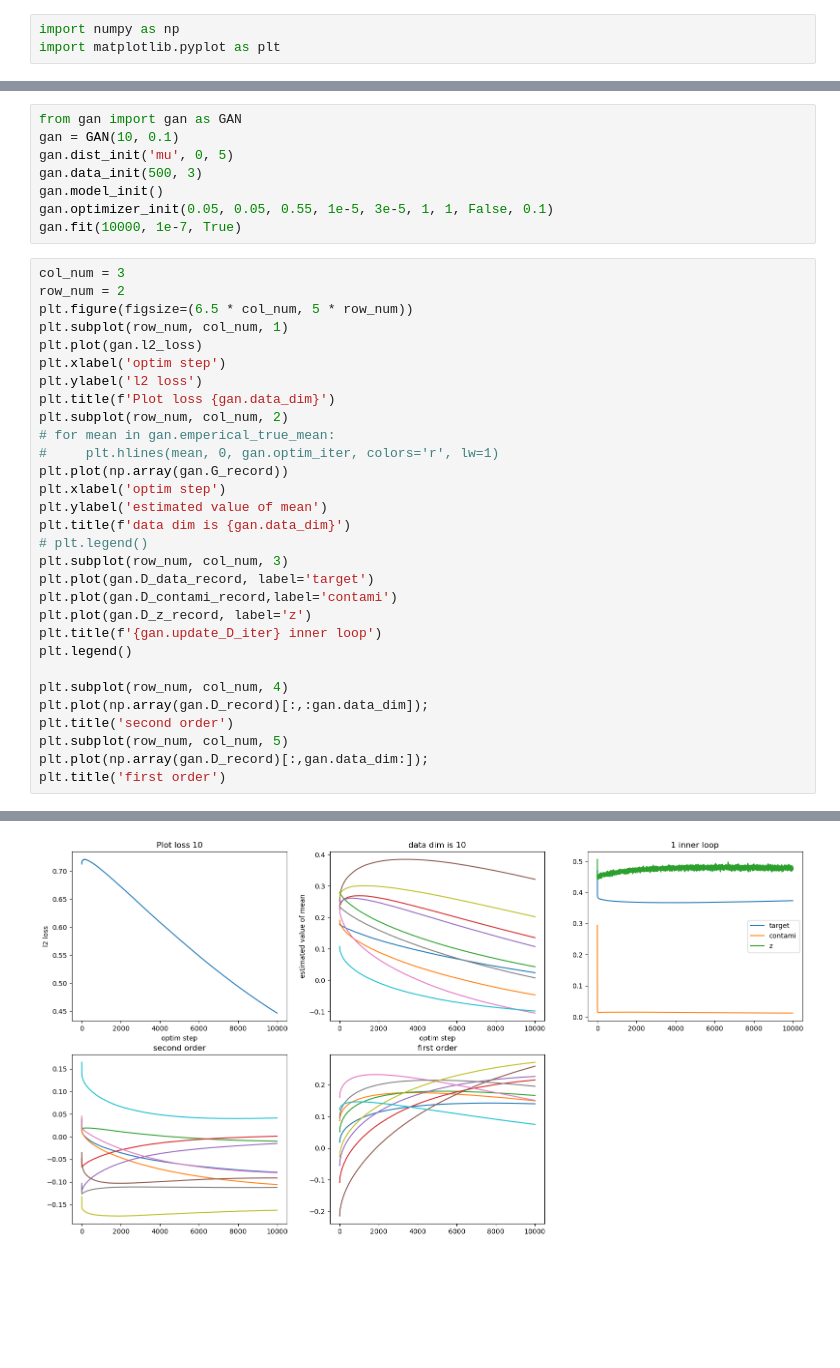
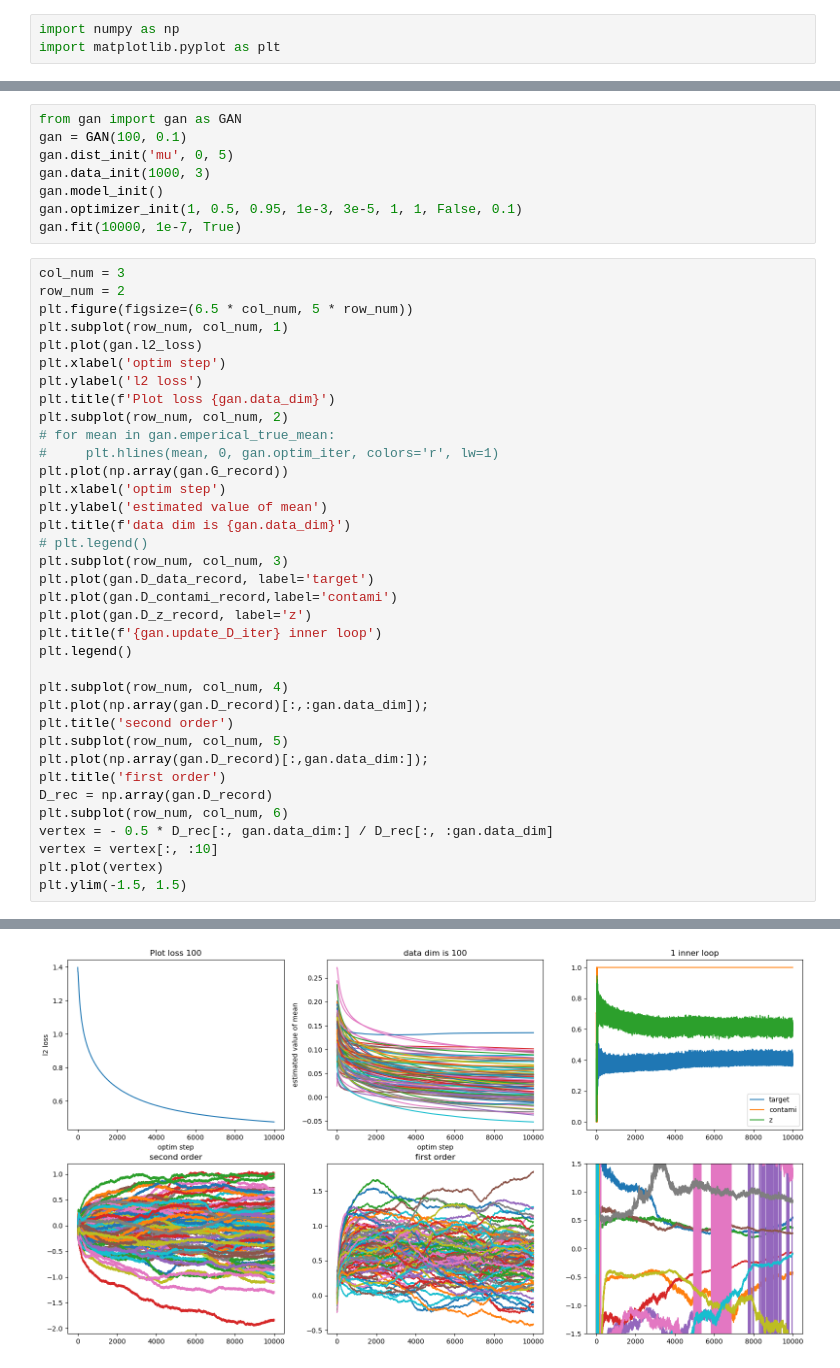
Before and after one commit to monarsan/robust-GAN, a Jupyter notebook: work/main/tmp.ipynb, the cells around one changed output, grey strips where cells are left out. Saved outputs shown, nothing was run; the diff lists cells and outputs as text; blank space fills up the shorter version.

```diff
--- a/work/main/tmp.ipynb
+++ b/work/main/tmp.ipynb
@@ -15,10 +4,10 @@ plt.plot(x, inv(x, 0.9))
 # %%
 from gan import gan as GAN
-gan = GAN(10, 0.1)
+gan = GAN(100, 0.1)
 gan.dist_init('mu', 0, 5)
-gan.data_init(500, 3)
+gan.data_init(1000, 3)
 gan.model_init()
-gan.optimizer_init(0.05, 0.05, 0.55, 1e-5, 3e-5, 1, 1, False, 0.1)
+gan.optimizer_init(1, 0.5, 0.95, 1e-3, 3e-5, 1, 1, False, 0.1)
 gan.fit(10000, 1e-7, True)
 # %%
 col_num = 3
@@ -50,4 +39,10 @@ plt.title('second order')
 plt.subplot(row_num, col_num, 5)
 plt.plot(np.array(gan.D_record)[:,gan.data_dim:]);
 plt.title('first order')
+D_rec = np.array(gan.D_record)
+plt.subplot(row_num, col_num, 6)
+vertex = - 0.5 * D_rec[:, gan.data_dim:] / D_rec[:, :gan.data_dim]
+vertex = vertex[:, :10]
+plt.plot(vertex)
+plt.ylim(-1.5, 1.5)
 # %% [output]
@@ -55 +50 @@ Text(0.5, 1.0, 'first order')
-[figure, old version]
+[figure, new version]
```
Also changed, not shown: parts of 3 cells of this notebook, 5 other files.
